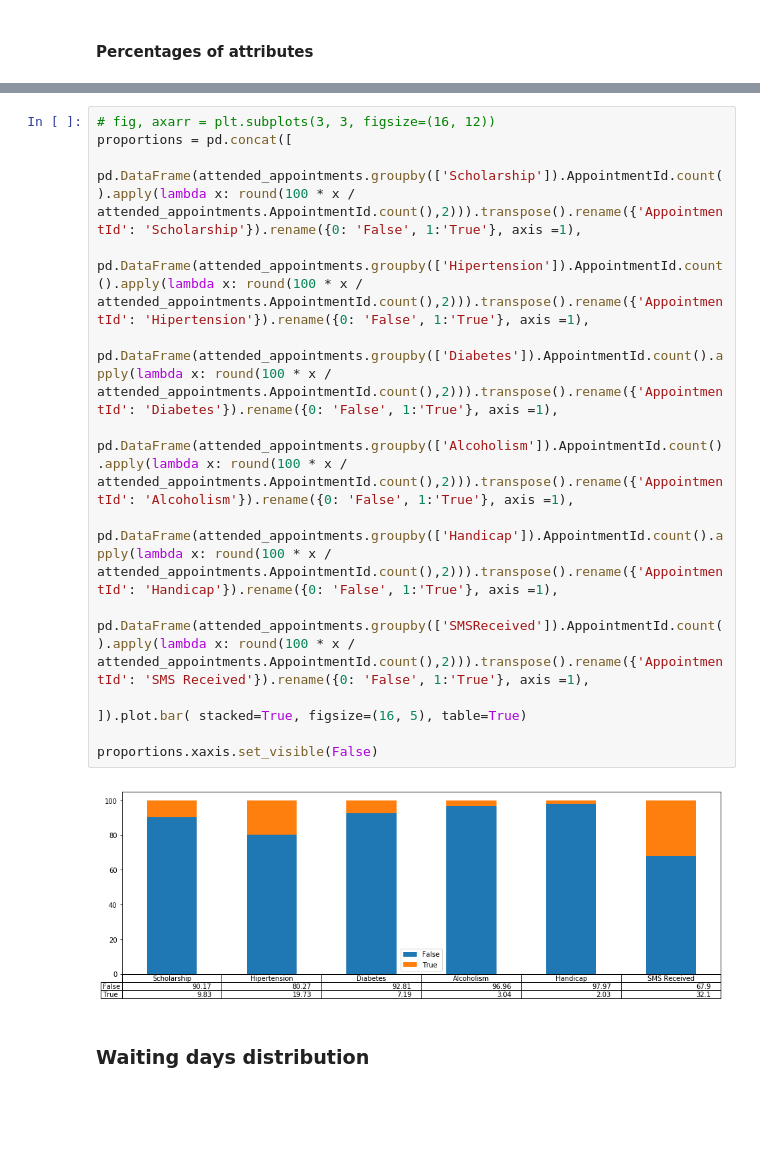
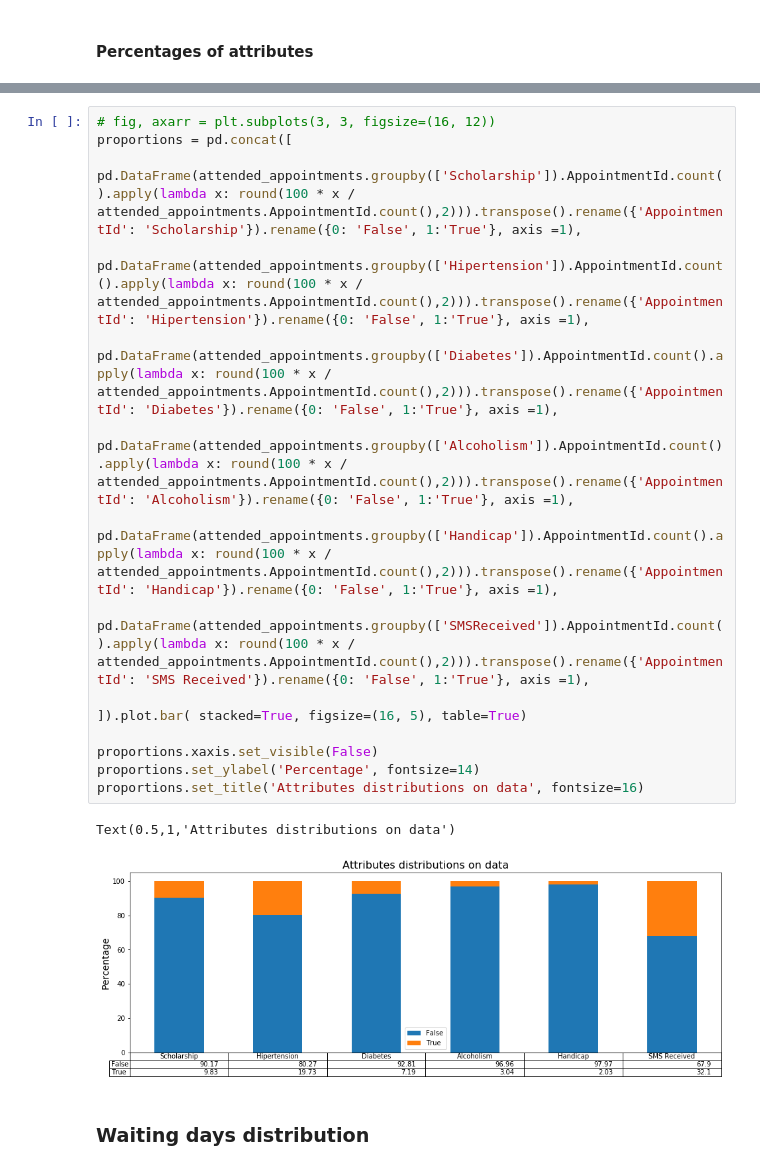
Before and after one commit to rota-rossi/udacity-investigate, a Jupyter notebook: no-show-medical-appointments-brazil.ipynb, the cells around one changed output, grey strips where cells are left out. Drawn from its saved outputs; the diff is of its cells as text; blank space fills up the shorter version.

```diff
--- a/no-show-medical-appointments-brazil.ipynb
+++ b/no-show-medical-appointments-brazil.ipynb
@@ -306,18 +306,21 @@ Text(0,0.5,'')
 # %%
 # fig, axarr = plt.subplots(3, 3, figsize=(16, 12))
 proportions = pd.concat([
     pd.DataFrame(attended_appointments.groupby(['Scholarship']).AppointmentId.count().apply(lambda x: round(100 * x / attended_appointments.AppointmentId.count(),2))).transpose().rename({'AppointmentId': 'Scholarship'}).rename({0: 'False', 1:'True'}, axis =1),
     pd.DataFrame(attended_appointments.groupby(['Hipertension']).AppointmentId.count().apply(lambda x: round(100 * x / attended_appointments.AppointmentId.count(),2))).transpose().rename({'AppointmentId': 'Hipertension'}).rename({0: 'False', 1:'True'}, axis =1),
     pd.DataFrame(attended_appointments.groupby(['Diabetes']).AppointmentId.count().apply(lambda x: round(100 * x / attended_appointments.AppointmentId.count(),2))).transpose().rename({'AppointmentId': 'Diabetes'}).rename({0: 'False', 1:'True'}, axis =1),
     pd.DataFrame(attended_appointments.groupby(['Alcoholism']).AppointmentId.count().apply(lambda x: round(100 * x / attended_appointments.AppointmentId.count(),2))).transpose().rename({'AppointmentId': 'Alcoholism'}).rename({0: 'False', 1:'True'}, axis =1),
     pd.DataFrame(attended_appointments.groupby(['Handicap']).AppointmentId.count().apply(lambda x: round(100 * x / attended_appointments.AppointmentId.count(),2))).transpose().rename({'AppointmentId': 'Handicap'}).rename({0: 'False', 1:'True'}, axis =1),
     pd.DataFrame(attended_appointments.groupby(['SMSReceived']).AppointmentId.count().apply(lambda x: round(100 * x / attended_appointments.AppointmentId.count(),2))).transpose().rename({'AppointmentId': 'SMS Received'}).rename({0: 'False', 1:'True'}, axis =1),
 
 ]).plot.bar( stacked=True, figsize=(16, 5), table=True)
 
 proportions.xaxis.set_visible(False)
+proportions.set_ylabel('Percentage', fontsize=14)
+proportions.set_title('Attributes distributions on data', fontsize=16)
 # %% [output]
+Text(0.5,1,'Attributes distributions on data')
-[figure, old version]
+[figure, new version]
 # %% [markdown]
 ### Waiting days distribution
 # %%
```
Also changed, not shown: parts of 4 cells of this notebook, 1 other file.
